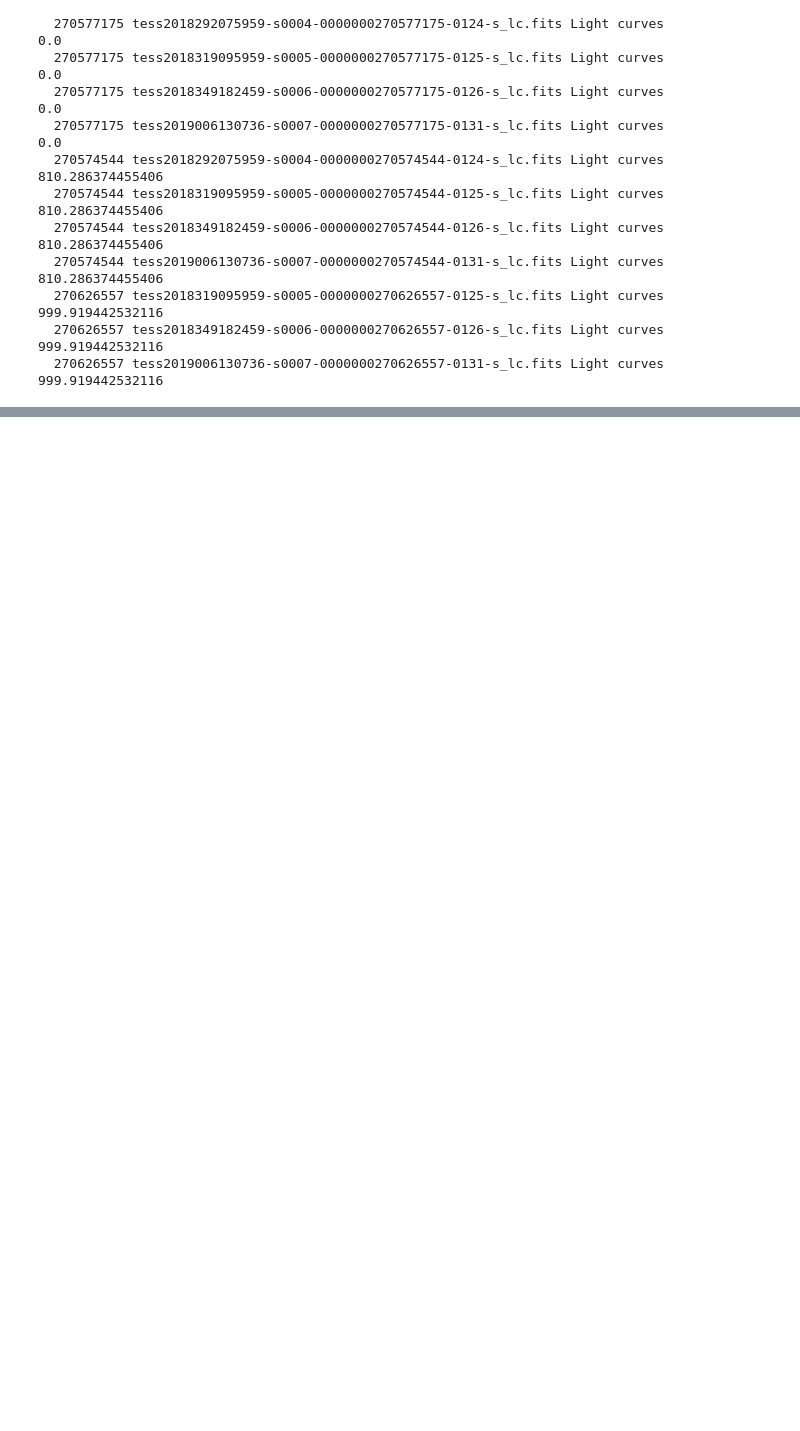
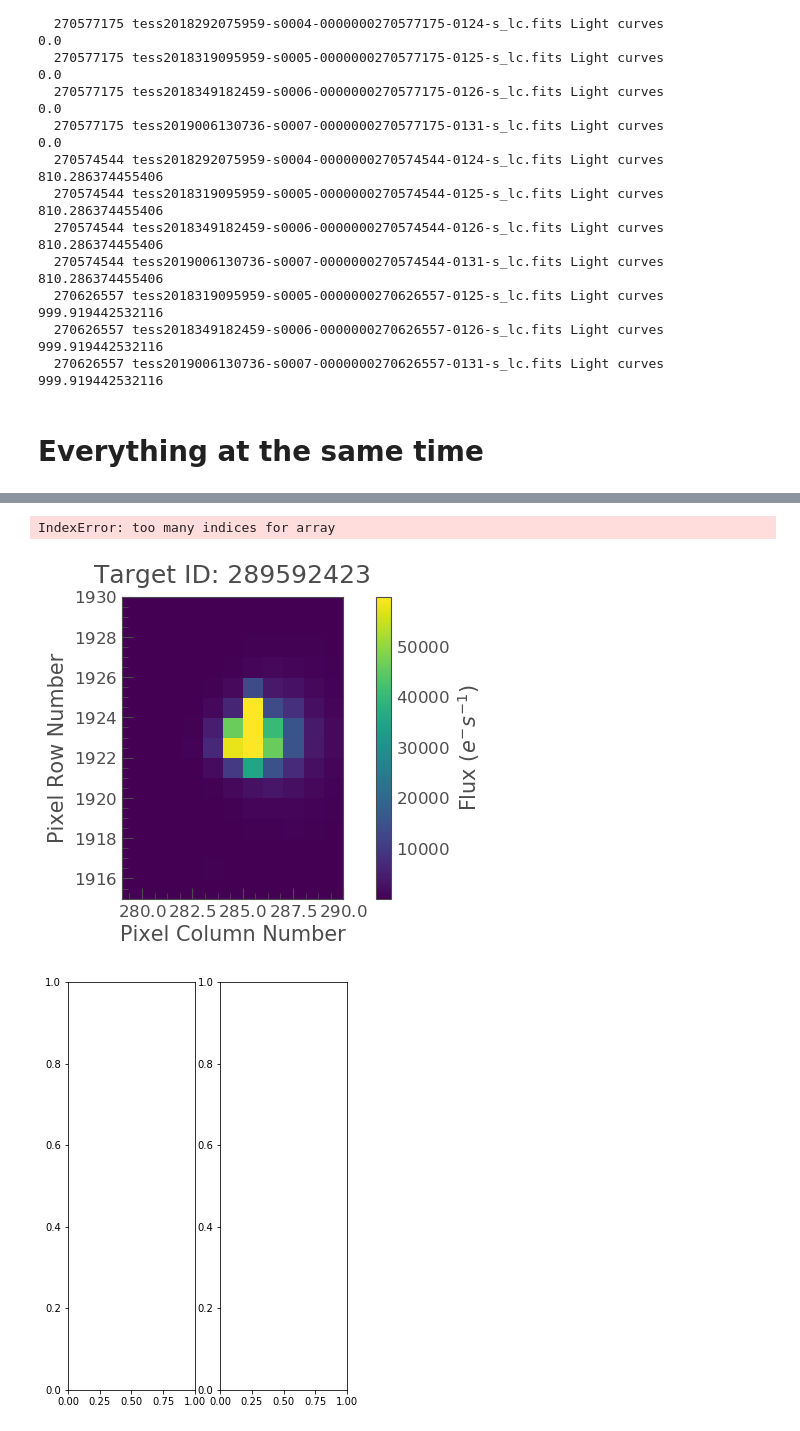
Before and after one commit to sebastian-zieba/exocomet_workshop, a Jupyter notebook: exocomet_workshop.ipynb, the cells around one changed output, grey strips where cells are left out. Cells and saved outputs as stored; diff of their text form; code cells hidden in the pictures; blank space fills up the shorter version.

```diff
--- a/exocomet_workshop.ipynb
+++ b/exocomet_workshop.ipynb
@@ -160,3 +188,78 @@ target_name                     productFilename                     description
   270626557 tess2018319095959-s0005-0000000270626557-0125-s_lc.fits Light curves 999.919442532116
   270626557 tess2018349182459-s0006-0000000270626557-0126-s_lc.fits Light curves 999.919442532116
   270626557 tess2019006130736-s0007-0000000270626557-0131-s_lc.fits Light curves 999.919442532116
+# %% [markdown]
+# Everything at the same time
+# %%
+name = 'HR 10'
+
+print('Target Pixel File(s)')
+
+search_tpf = lk.search_targetpixelfile(name)
+print('Search results:')
+print(search_tpf)
+tpfs = search_tpf.download_all()
+
+if len(tpfs) ==1:
+    print('Only 1 sector available')
+
+    tpfs[0].plot()
+
+
+elif len(tpfs) > 1:
+    print('more than 1 Sector available')
+
+
+    # Using matplotlib.pyplot's subplots method we can create a plot that has three panels
+    fig, axs = plt.subplots(1, 4, figsize=(20, 4))
+
+    # Loop through the aperture masks
+    for idx, tpf in enumerate(tpfs):
+    # Use lightkurve to plot each tpf with each mask.
+        tpf.plot(ax=axs[idx], aperture_mask=tpf.pipeline_mask)
+
+elif len(tpfs) == 0:
+    print('No short cadence data available')
+
+
+print('\n Light curve file(s)')
+
+
+search_lc = lk.search_lightcurvefile(name)
+print('Search results:')
+print(search_lc)
+lcs = search_lc.download_all()
+
+
+if len(lcs) ==1:
+    print('Only 1 sector available')
+
+    fig, axs = plt.subplots(1, 2, figsize=(20*len(lcs)/4, 30*len(lcs)/4))
+
+    for idx, lc in enumerate(lcs):
+    # Use lightkurve to plot each tpf with each mask.
+        lc.plot(ax=axs[idx, 0])
+        lc.PDCSAP_FLUX.bin(15).scatter(ax=axs[idx, 1])
+
+    #lcs[0].plot()
+    #lcs[0].scatter(ax=axs[0,1])
+
+
+elif len(lcs) > 1:
+    print('more than 1 Sector available')
+
+
+    # Using matplotlib.pyplot's subplots method we can create a plot that has three panels
+    fig, axs = plt.subplots(len(lcs), 2, figsize=(20*4/len(lcs), 30*4/len(lcs)))
+
+
+
+    # Loop through the aperture masks
+    for idx, lc in enumerate(lcs):
+    # Use lightkurve to plot each tpf with each mask.
+        lc.plot(ax=axs[idx, 0])
+        lc.PDCSAP_FLUX.bin(15).scatter(ax=axs[idx, 1])
+
+elif len(lcs) == 0:
+    print('No short cadence data available')
+# %% [output]
@@ -162,0 +283,3 @@ target_name                     productFilename                     description
+IndexError: too many indices for array
+[figure, added]
+[figure, added]
```
Also changed, not shown: parts of 12 cells of this notebook.
